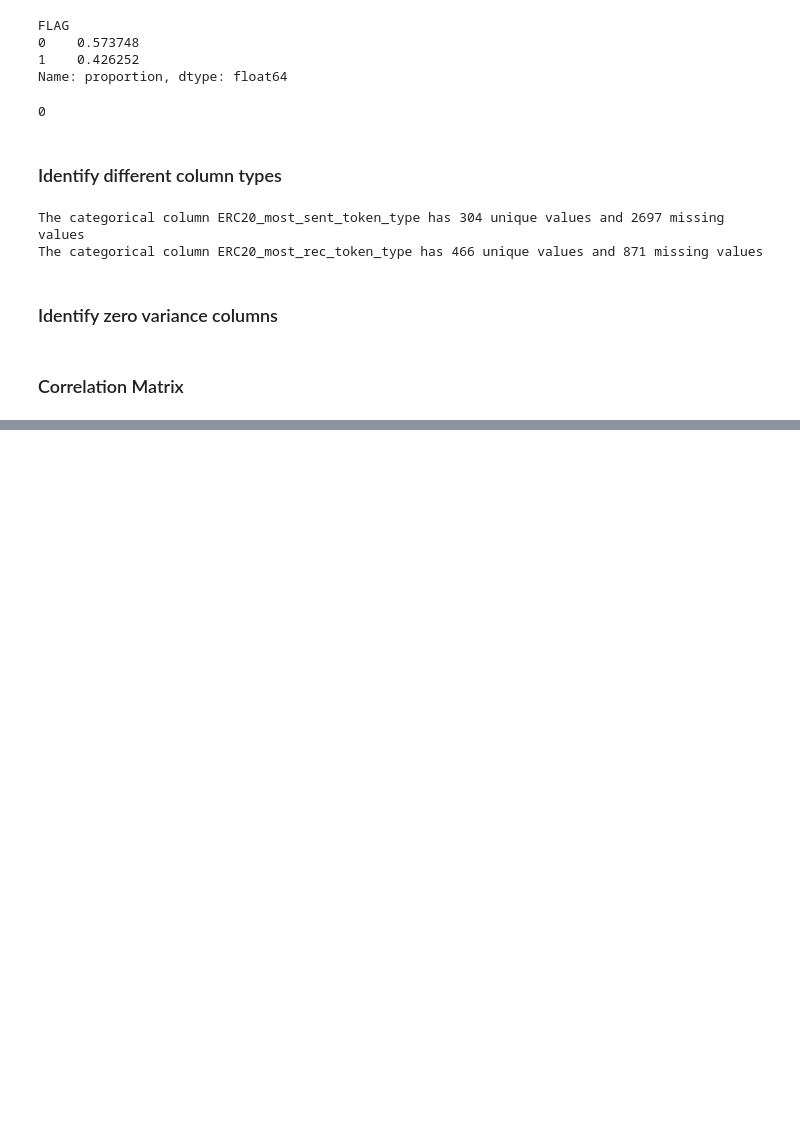
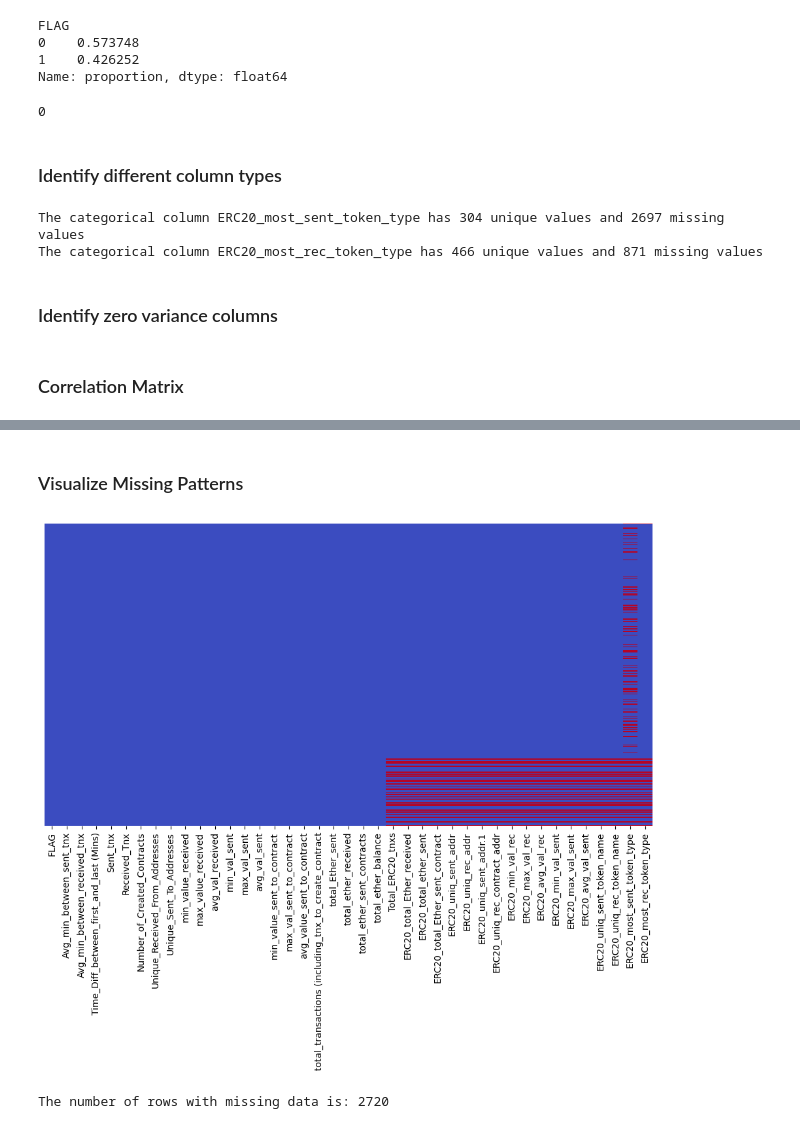
Before and after one commit to maxellmilay/ethereum-fraud-detection, a Jupyter notebook: training.ipynb, the cells around one changed output, grey strips where cells are left out. Saved outputs shown, nothing was run; the diff lists cells and outputs as text; code cells hidden in the pictures; blank space fills up the shorter version.

```diff
--- a/training.ipynb
+++ b/training.ipynb
@@ -153,0 +158,14 @@ sns.heatmap(corr, mask=mask, annot=False, vmin=-1, vmax=1)
+# %% [markdown]
+### Visualize Missing Patterns
+# %%
+plt.figure(figsize=(12,6))
+sns.heatmap(df.isnull(), cmap='coolwarm', cbar=False)
+plt.yticks([])
+plt.show()
+# %% [output]
+[figure, added]
+# %%
+missing_rows_count = df.isnull().any(axis=1).sum()
+print(f"The number of rows with missing data is: {missing_rows_count}" )
+# %% [output]
+The number of rows with missing data is: 2720
```
Also changed, not shown: parts of 7 cells of this notebook.
